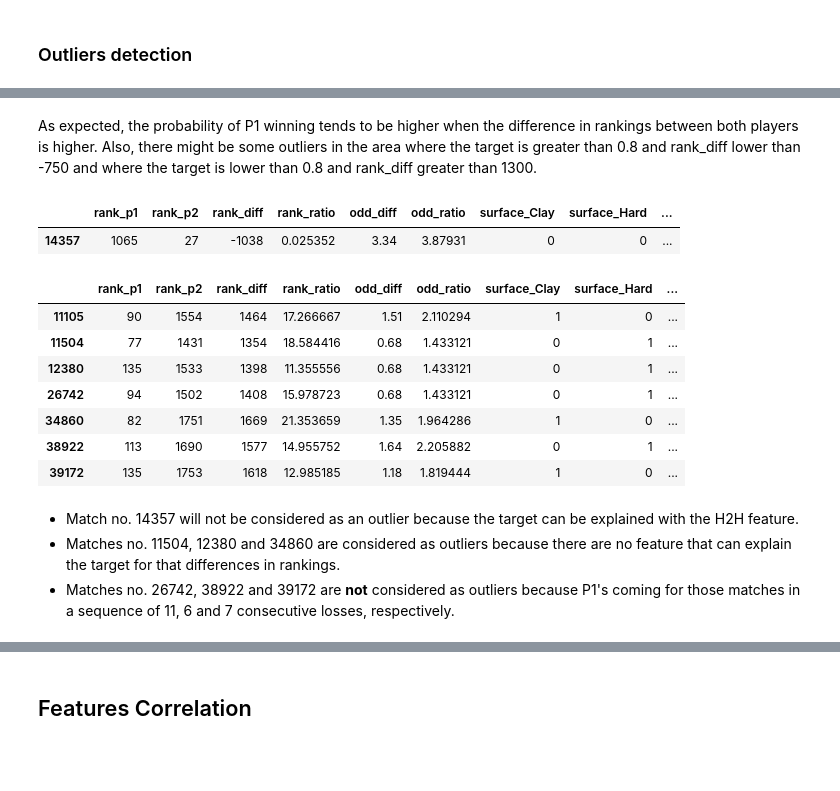
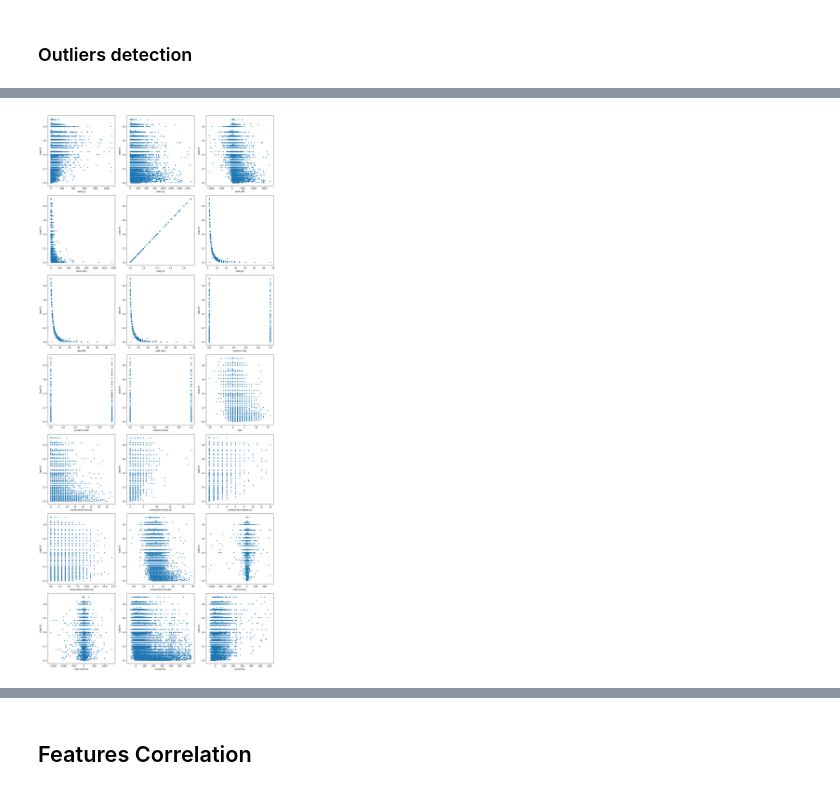
Before and after one commit to inesmteixeira9/tennis-predictor, a Jupyter notebook: notebooks/1.0-data-exploration.ipynb, the cells around one changed output, grey strips where cells are left out. Drawn from its saved outputs; the diff is of its cells as text; code cells hidden in the pictures; blank space fills up the shorter version.

```diff
--- a/notebooks/1.0-data-exploration.ipynb
+++ b/notebooks/1.0-data-exploration.ipynb
@@ -365,24 +331,23 @@ eda_tools.scatter(df, 'target1', 'rank_diff', func='linear_reg')
-# %% [markdown]
-As expected, the probability of P1 winning tends to be higher when the difference in rankings between both players is higher.
-Also, there might be some outliers in the area where the target is greater than 0.8 and rank_diff lower than -750
-and where the target is lower than 0.8 and rank_diff greater than 1300.
-# %%
-df[(df['target1'] > 0.8) & (df['rank_diff'] < -750)][features]
-# %% [output]
-|  | rank_p1 | rank_p2 | rank_diff | rank_ratio | odd_diff | odd_ratio | surface_Clay | surface_Hard | ... |
-| 14357 | 1065 | 27 | -1038 | 0.025352 | 3.34 | 3.87931 | 0 | 0 | ... |
-# %%
-df[(df['target1'] < 0.8) & (df['rank_diff'] > 1300)][features]
-# %% [output]
-|  | rank_p1 | rank_p2 | rank_diff | rank_ratio | odd_diff | odd_ratio | surface_Clay | surface_Hard | ... |
-| 11105 | 90 | 1554 | 1464 | 17.266667 | 1.51 | 2.110294 | 1 | 0 | ... |
-| 11504 | 77 | 1431 | 1354 | 18.584416 | 0.68 | 1.433121 | 0 | 1 | ... |
-| 12380 | 135 | 1533 | 1398 | 11.355556 | 0.68 | 1.433121 | 0 | 1 | ... |
-| 26742 | 94 | 1502 | 1408 | 15.978723 | 0.68 | 1.433121 | 0 | 1 | ... |
-| 34860 | 82 | 1751 | 1669 | 21.353659 | 1.35 | 1.964286 | 1 | 0 | ... |
-| 38922 | 113 | 1690 | 1577 | 14.955752 | 1.64 | 2.205882 | 0 | 1 | ... |
-| 39172 | 135 | 1753 | 1618 | 12.985185 | 1.18 | 1.819444 | 1 | 0 | ... |
-# %% [markdown]
-- Match no. 14357 will not be considered as an outlier because the target can be explained with the H2H feature.
-- Matches no. 11504, 12380 and 34860 are considered as outliers because there are no feature that can explain the target for that differences in rankings.
-- Matches no. 26742, 38922 and 39172 are <b>not</b> considered as outliers because P1's coming for those matches in a sequence of 11, 6 and 7 consecutive losses, respectively.
+# %%
+# Scatter plot for target with each feature
+num_features = len(features)
+cols = 3  # Number of columns for subplots
+rows = (num_features + cols - 1) // cols  # Calculate rows needed
+
+fig, axs = plt.subplots(rows, cols, figsize=(15, rows * 5))
+axs = axs.flatten()
+y = df['odd_p1']
+
+for i, col in enumerate(features):
+    axs[i].scatter(df[col], y, marker='.')
+    axs[i].set_xlabel(col.replace('_', ' '))
+    axs[i].set_ylabel('Odd P1')
+
+# Remove any unused subplots
+for j in range(i + 1, len(axs)):
+    fig.delaxes(axs[j])
+
+plt.tight_layout()
+plt.show()
+# %% [output]
+[figure, added]
```
Also changed, not shown: parts of 25 cells of this notebook, 3 other files.
